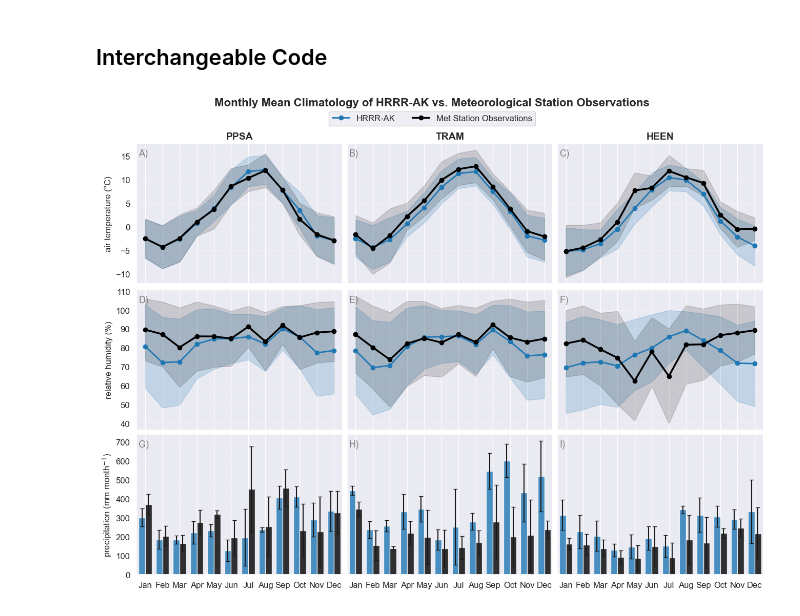
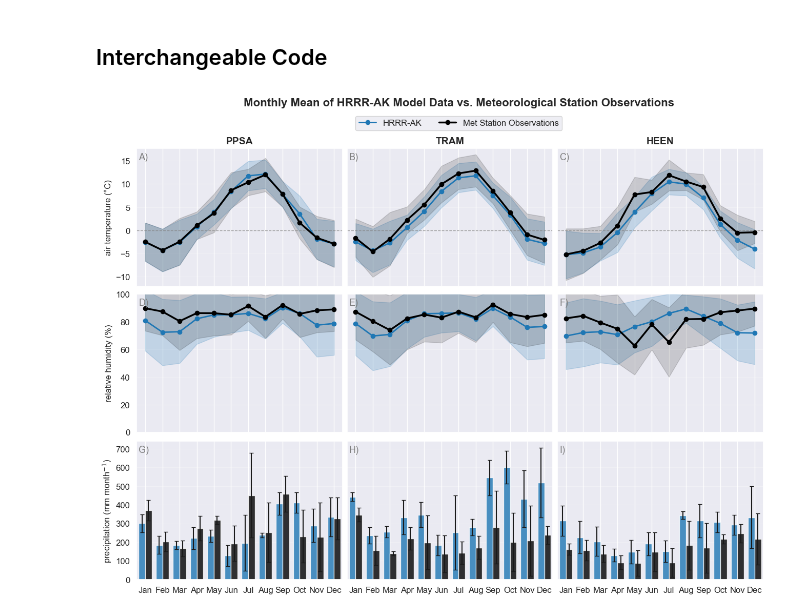
Before and after one commit to cassielumbrazo/snow_model_forcing, a Jupyter notebook: sites/1_all_sites_forcing_figure.ipynb, the cells around one changed output. Saved outputs shown, nothing was run; the diff lists cells and outputs as text; code cells hidden in the pictures.

```diff
--- a/sites/1_all_sites_forcing_figure.ipynb
+++ b/sites/1_all_sites_forcing_figure.ipynb
@@ -817,6 +817,7 @@ plt.show()
 # 'monthly_total' = mean monthly accumulated precipitation climatology
 
 precip_mode = 'monthly_total'
+# precip_mode = 'hourly_mean'
 
 
 
@@ -904,6 +905,17 @@ for col, site in enumerate(site_names):
     for row, var in enumerate(var_names):
 
         ax = axes[row, col]
+
+        # add a line at temp = 0 for reference in the temperature plots
+        if var == 'temp':
+
+            ax.axhline(
+                0,
+                color='gray',
+                lw=1,
+                ls='--',
+                alpha=0.7
+            )
 
         # ==========================================================
         # MONTHLY CLIMATOLOGY
@@ -1104,6 +1116,8 @@ for col, site in enumerate(site_names):
                 label='Met Station Observations'
             )
 
+
+
         # ==========================================================
         # PRECIPITATION
         # ==========================================================
@@ -1156,14 +1170,14 @@ for col, site in enumerate(site_names):
         )
 
         # ----------------------------------------------------------
-        # Panel labels
+        # Panel labels A), B), C), etc.
         # ----------------------------------------------------------
 
         panel_num = row * 3 + col
 
         ax.text(
             0.01,
-            0.96,
+            0.97,
             f'{letters[panel_num]})',
             transform=ax.transAxes,
             fontsize=fontsize +1,
@@ -1202,34 +1216,40 @@ for col, site in enumerate(site_names):
         if row == 0:
 
             ax.set_title(
                 site,
                 fontsize=fontsize + 2,
                 fontweight='bold'
             )
 
 # =============================================================================
 # SINGLE LEGEND
 # =============================================================================
 
 handles, labels = axes[0, 0].get_legend_handles_labels()
 
 fig.legend(
     handles,
     labels,
     loc='upper center',
     ncol=2,
     fontsize=fontsize,
-    bbox_to_anchor=(0.5, 1.05),
+    bbox_to_anchor=(0.54, 1.05),
 
 )
 
+# limit the yaxis of the relative humidity plots to 0-100%
+axes[1, 0].set_ylim(0, 100)
+axes[1, 1].set_ylim(0, 100)
+axes[1, 2].set_ylim(0, 100)
+
 plt.suptitle(
-    "Monthly Mean Climatology of HRRR-AK vs. Meteorological Station Observations",
+    "Monthly Mean of HRRR-AK Model Data vs. Meteorological Station Observations",
     fontsize=fontsize + 4,
     fontweight='bold',
-    y=1.07
+    x=0.54,
+    y=1.08
 )
 
 plt.show()
 # %% [output]
-[figure, old version]
+[figure, new version]
```
Also changed, not shown: 2 other files.
